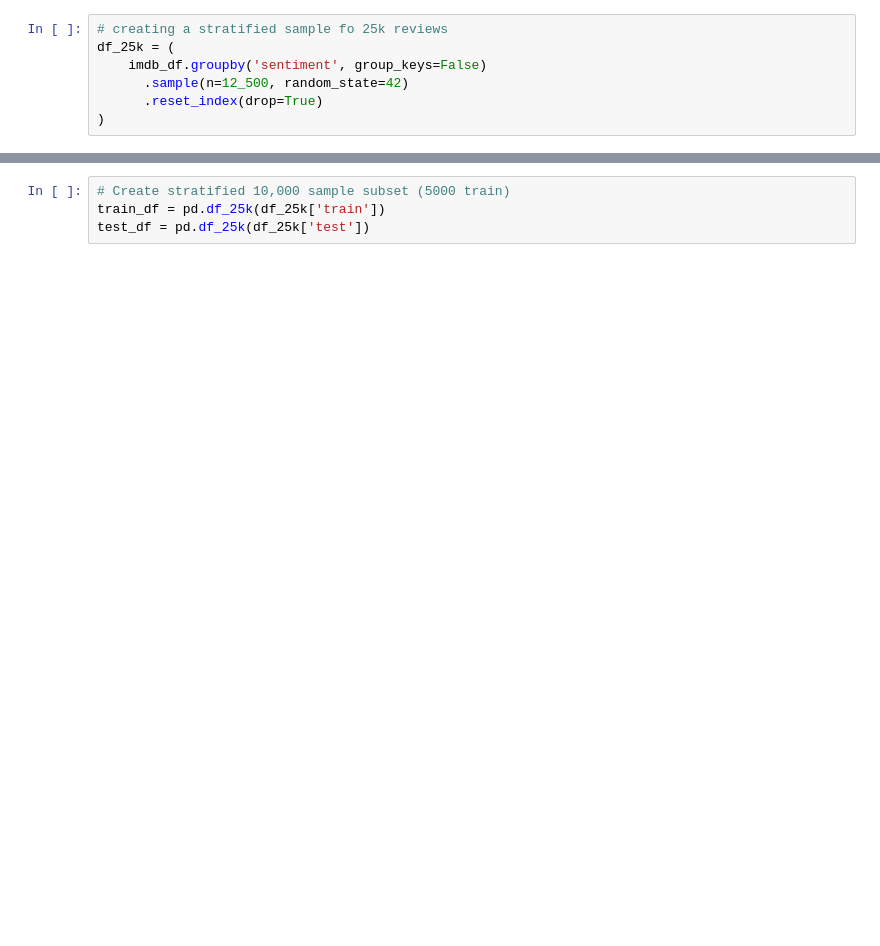
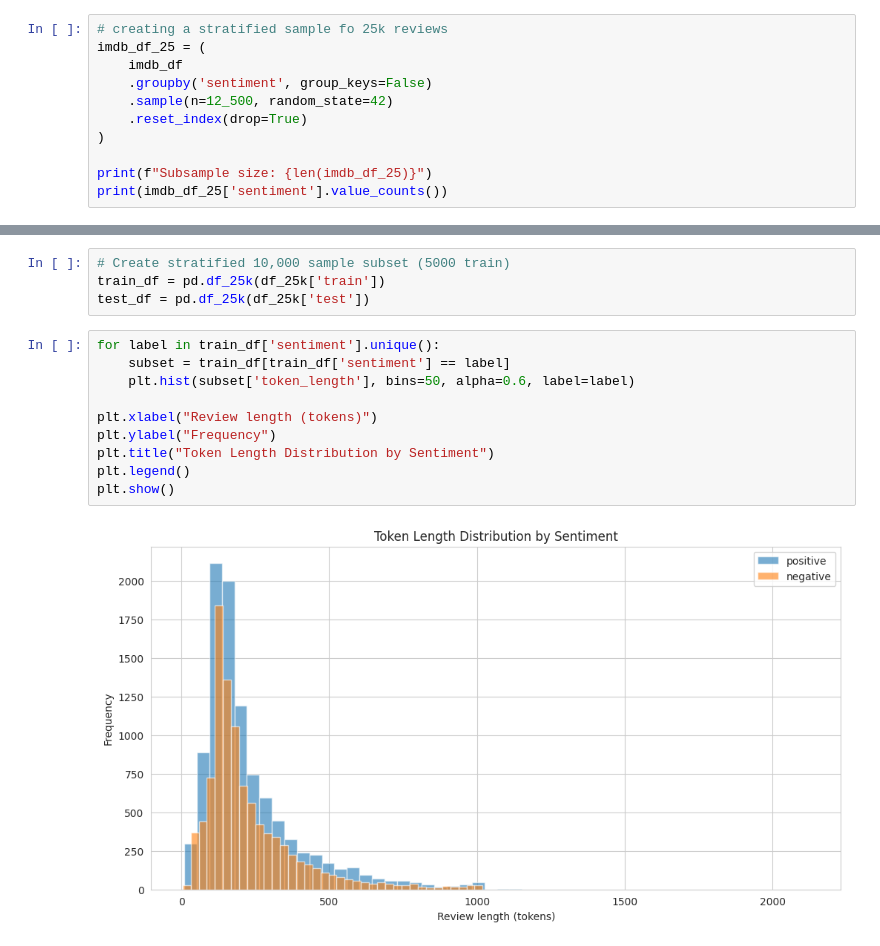
Before and after one commit to Sattiki/nlp-final-research-note, a Jupyter notebook: imdb-text-analysis.ipynb, the cells around one changed output, grey strips where cells are left out. Cells and saved outputs as stored; diff of their text form; blank space fills up the shorter version.

```diff
--- a/imdb-text-analysis.ipynb
+++ b/imdb-text-analysis.ipynb
@@ -53,8 +52,12 @@ imdb_df.head()
 Since the dataset is more than 50k reviews we want to be able to review a smaller subset
 # %%
 # creating a stratified sample fo 25k reviews
-df_25k = (
-    imdb_df.groupby('sentiment', group_keys=False)
-      .sample(n=12_500, random_state=42)
-      .reset_index(drop=True)
+imdb_df_25 = (
+    imdb_df
+    .groupby('sentiment', group_keys=False)
+    .sample(n=12_500, random_state=42)
+    .reset_index(drop=True)
 )
+
+print(f"Subsample size: {len(imdb_df_25)}")
+print(imdb_df_25['sentiment'].value_counts())
@@ -103,3 +141,15 @@ test
 # Create stratified 10,000 sample subset (5000 train)
 train_df = pd.df_25k(df_25k['train'])
 test_df = pd.df_25k(df_25k['test'])
+# %%
+for label in train_df['sentiment'].unique():
+    subset = train_df[train_df['sentiment'] == label]
+    plt.hist(subset['token_length'], bins=50, alpha=0.6, label=label)
+
+plt.xlabel("Review length (tokens)")
+plt.ylabel("Frequency")
+plt.title("Token Length Distribution by Sentiment")
+plt.legend()
+plt.show()
+# %% [output]
+[figure, added]
```
Also changed, not shown: parts of 11 cells of this notebook.
